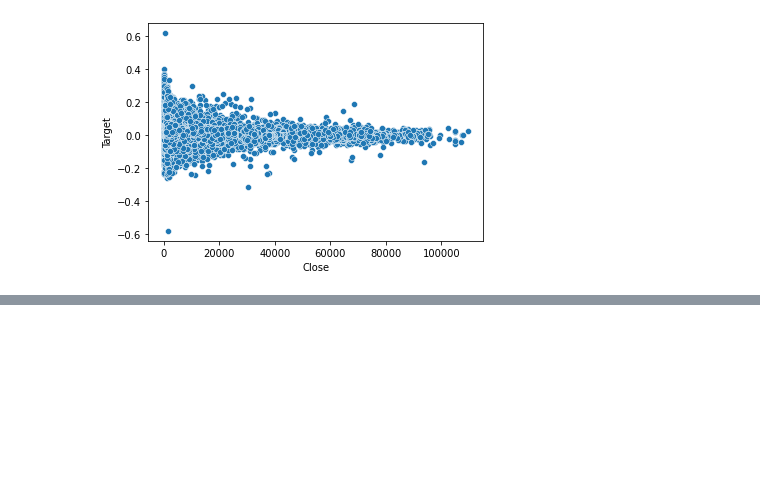
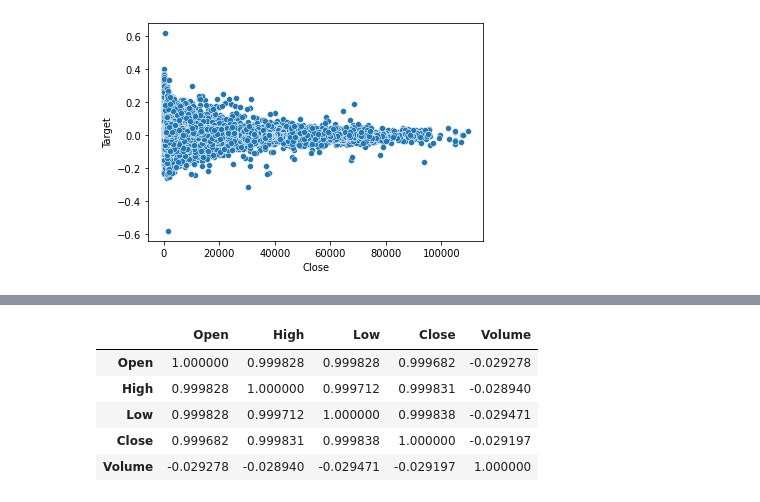
Before and after one commit to HedersonSantos/jpx_tokyo, a Jupyter notebook: jpx_tokyo_01.ipynb, the cells around one changed output, grey strips where cells are left out. Drawn from its saved outputs; the diff is of its cells as text; code cells hidden in the pictures; blank space fills up the shorter version.

```diff
--- a/jpx_tokyo_01.ipynb
+++ b/jpx_tokyo_01.ipynb
@@ -74,0 +80,9 @@ sns.scatterplot( x=dados.Close, y=dados.Target)
+# %%
+dados[colunas].corr('pearson')
+# %% [output]
+|  | Open | High | Low | Close | Volume |
+| Open | 1.000000 | 0.999828 | 0.999828 | 0.999682 | -0.029278 |
+| High | 0.999828 | 1.000000 | 0.999712 | 0.999831 | -0.028940 |
+| Low | 0.999828 | 0.999712 | 1.000000 | 0.999838 | -0.029471 |
+| Close | 0.999682 | 0.999831 | 0.999838 | 1.000000 | -0.029197 |
+| Volume | -0.029278 | -0.028940 | -0.029471 | -0.029197 | 1.000000 |
```
Also changed, not shown: parts of 1 cell of this notebook.
